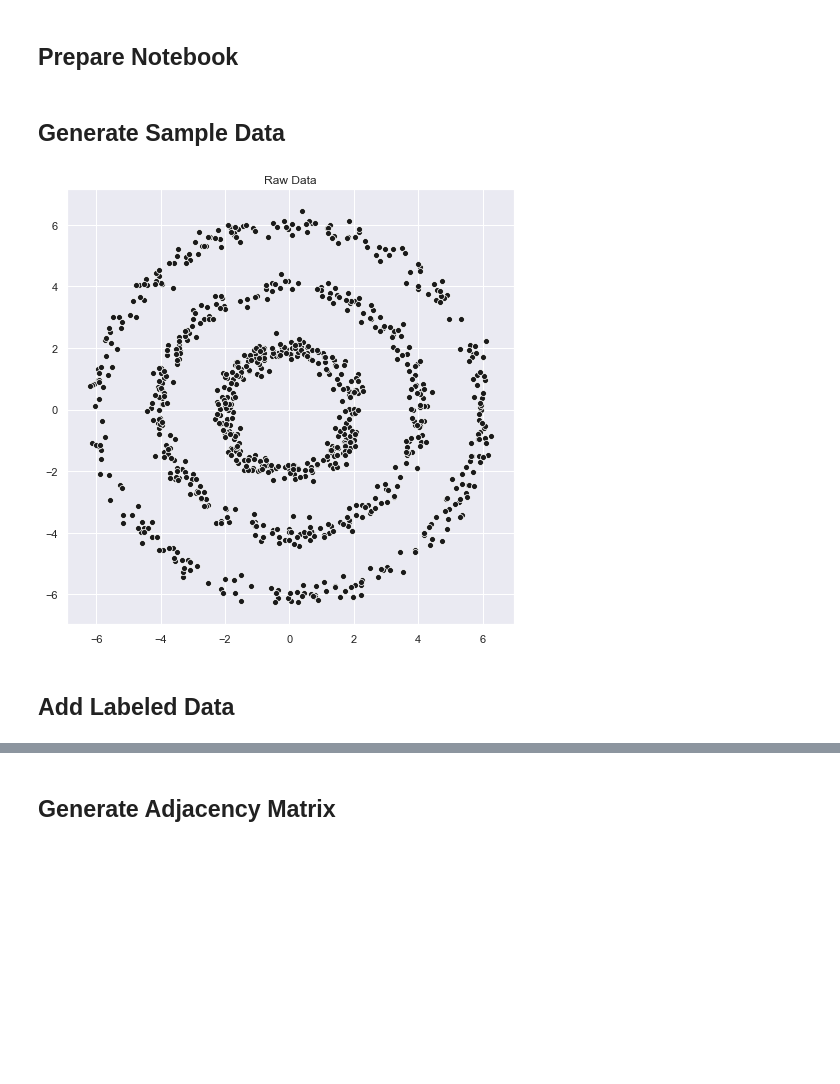
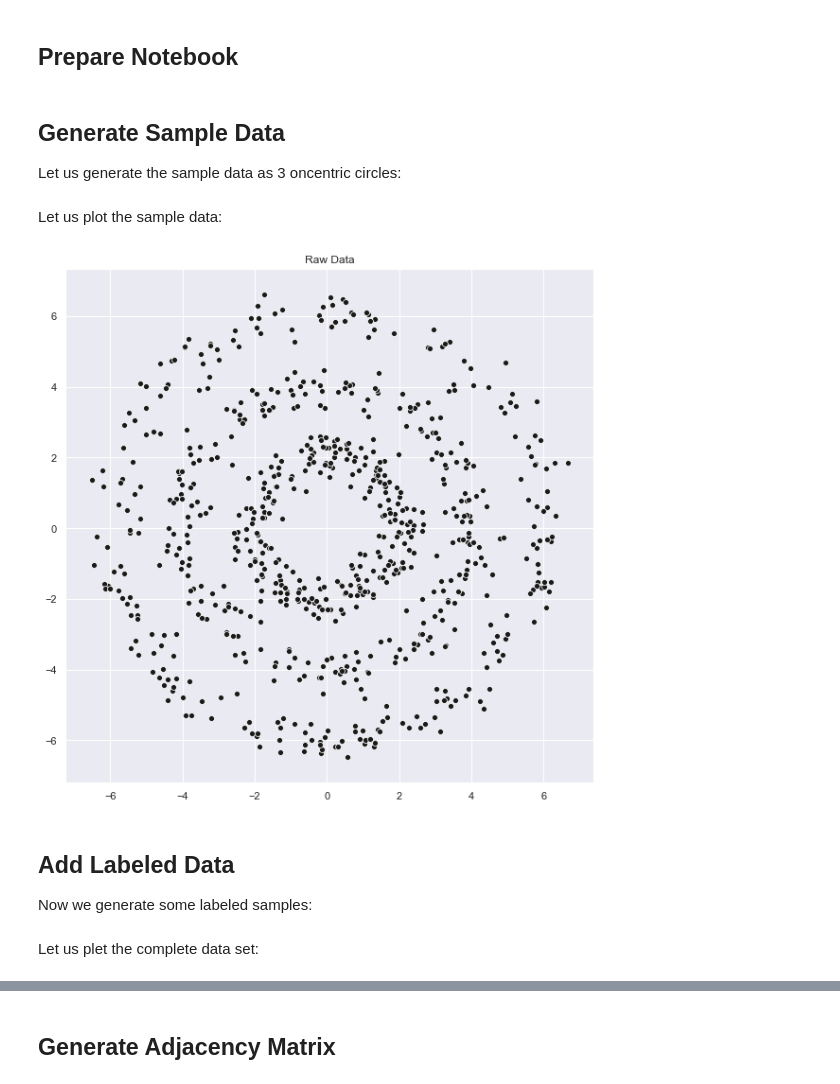
Before and after one commit to juanitorduz/math_deep_learning_summer_school19, a Jupyter notebook: experiments/semi_supervised_clustering.ipynb, the cells around one changed output, grey strips where cells are left out. Saved outputs shown, nothing was run; the diff lists cells and outputs as text; code cells hidden in the pictures; blank space fills up the shorter version.

```diff
--- a/experiments/semi_supervised_clustering.ipynb
+++ b/experiments/semi_supervised_clustering.ipynb
@@ -7,8 +9,10 @@ import matplotlib.pyplot as plt
 import seaborn as sns; sns.set()
 
 %matplotlib inline
-# %% [markdown]
-## Generate Sample Data
+# %% [markdown]
+## Generate Sample Data
+
+Let us generate the sample data as 3 oncentric circles:
 # %%
 def generate_circle_sample_data(r, n, sigma):
 
@@ -22,22 +26,32 @@ def generate_circle_sample_data(r, n, sigma):
 
     return x, y
 # %%
-n_c_samples = 300
-sigma=0.2
+# Number of classes.
+n_c = 3
+# Number of samples per class (wiithout label).
+n_c_samples = 250
+# Radius grid.
+r1, r2, r3 = 2, 4, 6
+# Noise standard deviation.
+sigma = 0.35
 
-x1, y1 = generate_circle_sample_data(2, n_c_samples, sigma)
-x2, y2 = generate_circle_sample_data(4, n_c_samples, sigma)
-x3, y3 = generate_circle_sample_data(6, n_c_samples, sigma)
+x1, y1 = generate_circle_sample_data(r1, n_c_samples, sigma)
+x2, y2 = generate_circle_sample_data(r2, n_c_samples, sigma)
+x3, y3 = generate_circle_sample_data(r3, n_c_samples, sigma)
+# %% [markdown]
+Let us plot the sample data:
 # %%
-fig, ax = plt.subplots(figsize=(8, 8))
+fig, ax = plt.subplots(figsize=(10, 10))
 
 sns.scatterplot(x=x1, y=y1, ax=ax, color='k')
 sns.scatterplot(x=x2, y=y2, ax=ax, color='k')
 sns.scatterplot(x=x3, y=y3, ax=ax, color='k')
 
 ax.set(title='Raw Data');
 # %% [output]
-[figure, old version]
+[figure, new version]
 # %% [markdown]
 ## Add Labeled Data
+
+Now we generate some labeled samples:
 # %%
@@ -51,4 +63,6 @@ n_ex = n_c*n_c_ex
 q1, p1 = generate_circle_sample_data(2, n_c_ex, sigma)
 q2, p2 = generate_circle_sample_data(4, n_c_ex, sigma)
 q3, p3 = generate_circle_sample_data(6, n_c_ex, sigma)
+# %% [markdown]
+Let us plet the complete data set:
 # %%
```
Also changed, not shown: parts of 34 cells of this notebook.
